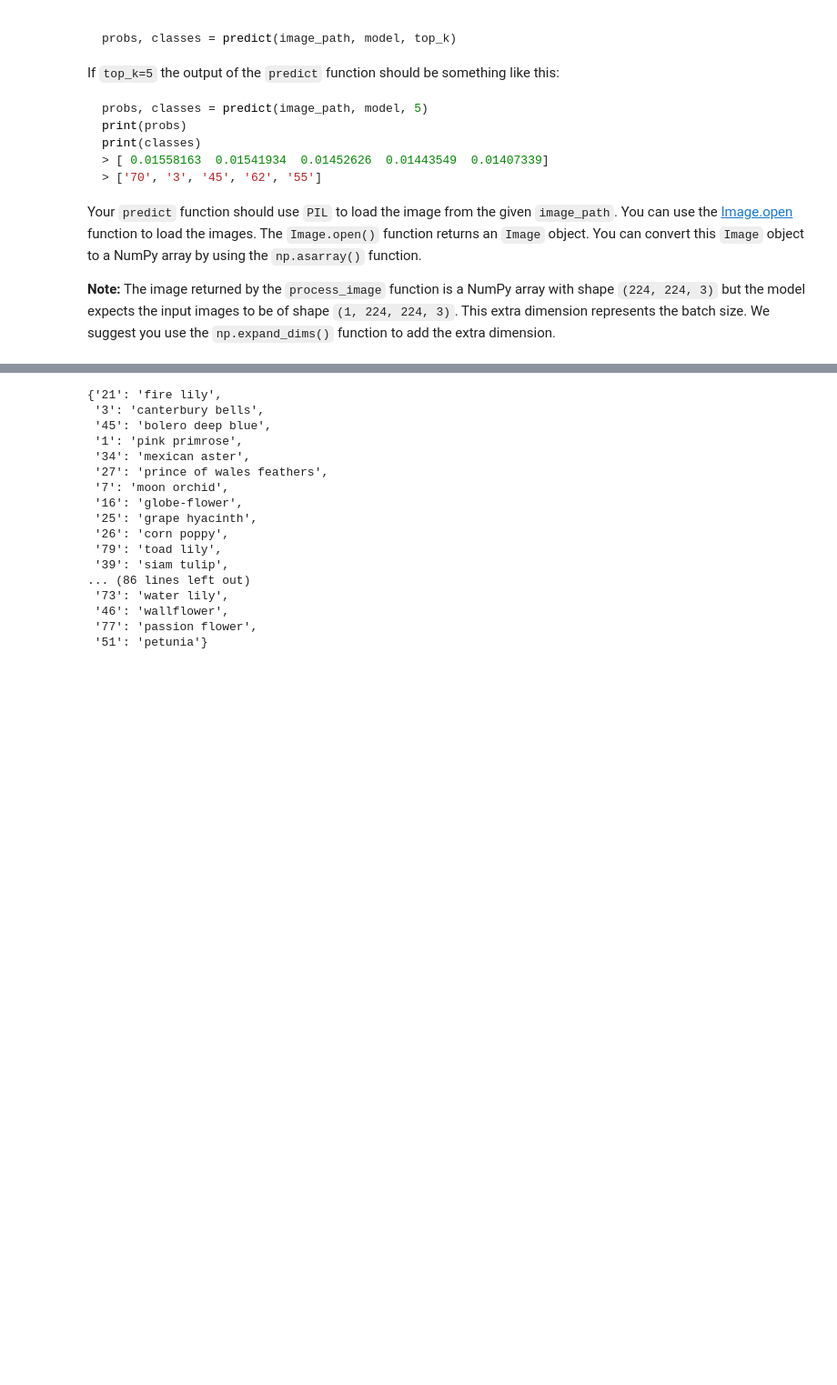
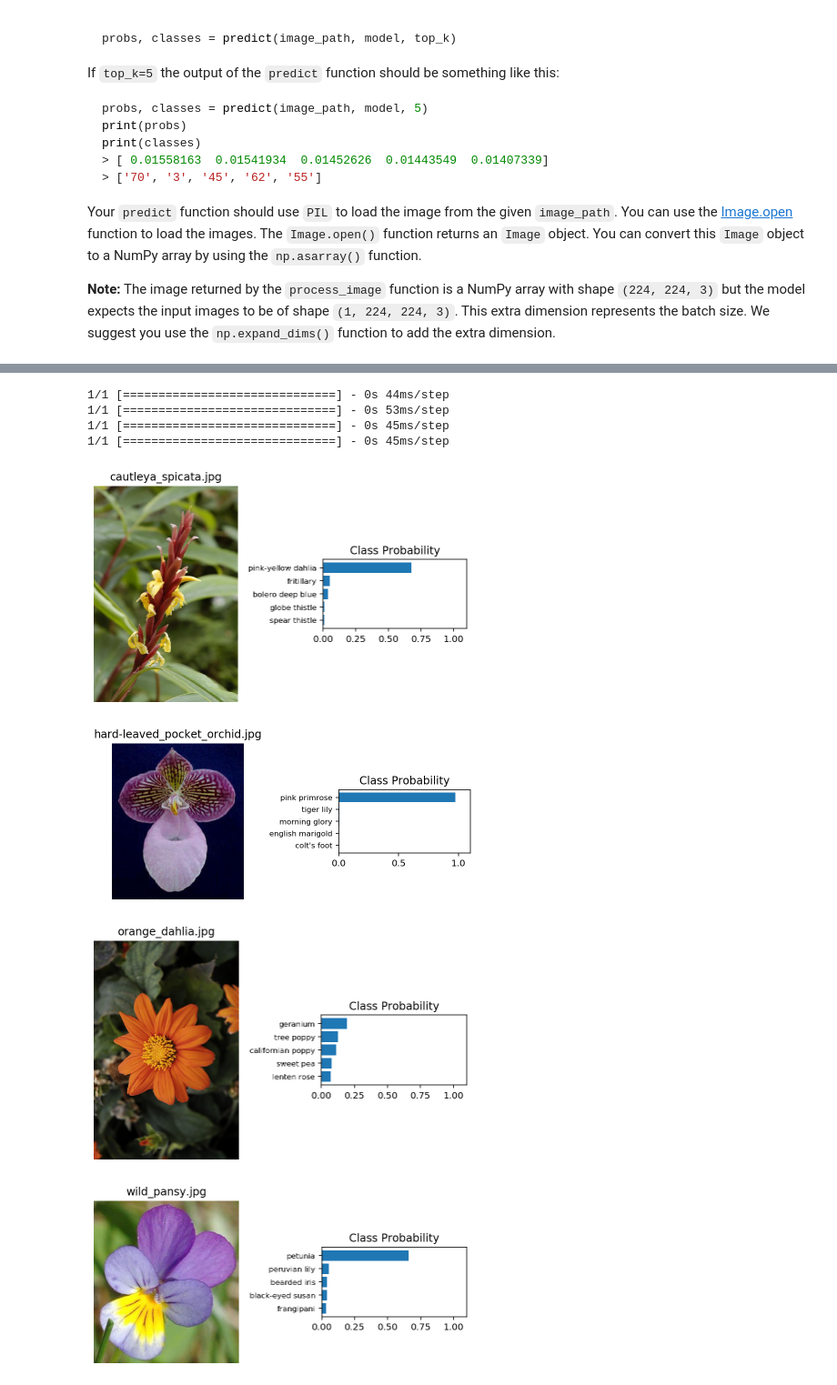
Before and after one commit to msmall318/intro-to-ml-tensorflow, a Jupyter notebook: projects/p2_image_classifier/Project_Image_Classifier_Project.ipynb, the cells around one changed output, grey strips where cells are left out. Shown at 91% size. Drawn from its saved outputs; the diff is of its cells as text; code cells hidden in the pictures; blank space fills up the shorter version.

```diff
--- a/projects/p2_image_classifier/Project_Image_Classifier_Project.ipynb
+++ b/projects/p2_image_classifier/Project_Image_Classifier_Project.ipynb
@@ -282,7 +294,7 @@ my_model.save('model1.h5')
 Load the Keras model you saved above.
 # %%
 # TODO: Load the Keras model
-my_model_reloaded = tf.keras.models.load_model('model1.h5')
+my_model_reloaded = tf.keras.models.load_model('model1.h5',  custom_objects={'KerasLayer':hub.KerasLayer})
 # %% [markdown]
 # Inference for Classification
 
@@ -402,38 +415,38 @@ In the cell below use `matplotlib` to plot the input image alongside the probabi
 
 You can convert from the class integer labels to actual flower names using `class_names`.
 # %%
-# TODO: Plot the input image along with the top 5 classes
-for image_batch, label_batch in testing_batches.take(1):
-    ps = my_model.predict(image_batch)
-    first_image = image_batch.numpy().squeeze()[0]
-    first_label = label_batch.numpy()[0]
+# Done: Plot the input image along with the top 5 classes
+for image in ['cautleya_spicata.jpg', 'hard-leaved_pocket_orchid.jpg', 'orange_dahlia.jpg', 'wild_pansy.jpg']:
+    image_path = './test_images/' + image
+    im = Image.open(image_path)
+    test_image = np.asarray(im)
 
-fig, (ax1, ax2) = plt.subplots(figsize=(6,9), ncols=2)
-ax1.imshow(first_image, cmap = plt.cm.binary)
-ax1.axis('off')
-ax1.set_title(class_names[first_label])
-ax2.barh(np.arange(5), ps[0])
-ax2.set_aspect(0.1)
-ax2.set_yticks(np.arange(5))
-ax2.set_yticklabels(class_names, size='small');
-ax2.set_title('Class Probability')
-ax2.set_xlim(0, 1.1)
-plt.tight_layout()
+    processed_test_image = process_image(test_image)
+
+
+    image_batch = np.expand_dims(processed_test_image, axis=0)
+    ps = my_model_reloaded.predict(image_batch)
+    first_image = image_batch
+    first_label = image
+
+    fig, (ax1, ax2) = plt.subplots(figsize=(6,9), ncols=2)
+    ax1.imshow(test_image, cmap = plt.cm.binary)
+    ax1.axis('off')
+    ax1.set_title(first_label)
+    vals = pd.DataFrame(ps[0]).sort_values(0).iloc[-5:]
+    ax2.barh(np.arange(5),vals[0].values)
+    ax2.set_aspect(0.1)
+    ax2.set_yticks(np.arange(5))
+    ax2.set_yticklabels([class_names[str(i)] for i in vals.index], size='small');
+    ax2.set_title('Class Probability')
+    ax2.set_xlim(0, 1.1)
+    plt.tight_layout()
 # %% [output]
-{'21': 'fire lily',
- '3': 'canterbury bells',
- '45': 'bolero deep blue',
- '1': 'pink primrose',
- '34': 'mexican aster',
- '27': 'prince of wales feathers',
- '7': 'moon orchid',
- '16': 'globe-flower',
- '25': 'grape hyacinth',
- '26': 'corn poppy',
- '79': 'toad lily',
- '39': 'siam tulip',
-... (86 lines left out)
- '73': 'water lily',
- '46': 'wallflower',
- '77': 'passion flower',
- '51': 'petunia'}
+1/1 [==============================] - 0s 44ms/step
+1/1 [==============================] - 0s 53ms/step
+1/1 [==============================] - 0s 45ms/step
+1/1 [==============================] - 0s 45ms/step
+[figure, added]
+[figure, added]
+[figure, added]
+[figure, added]
```
Also changed, not shown: parts of 7 cells of this notebook.
